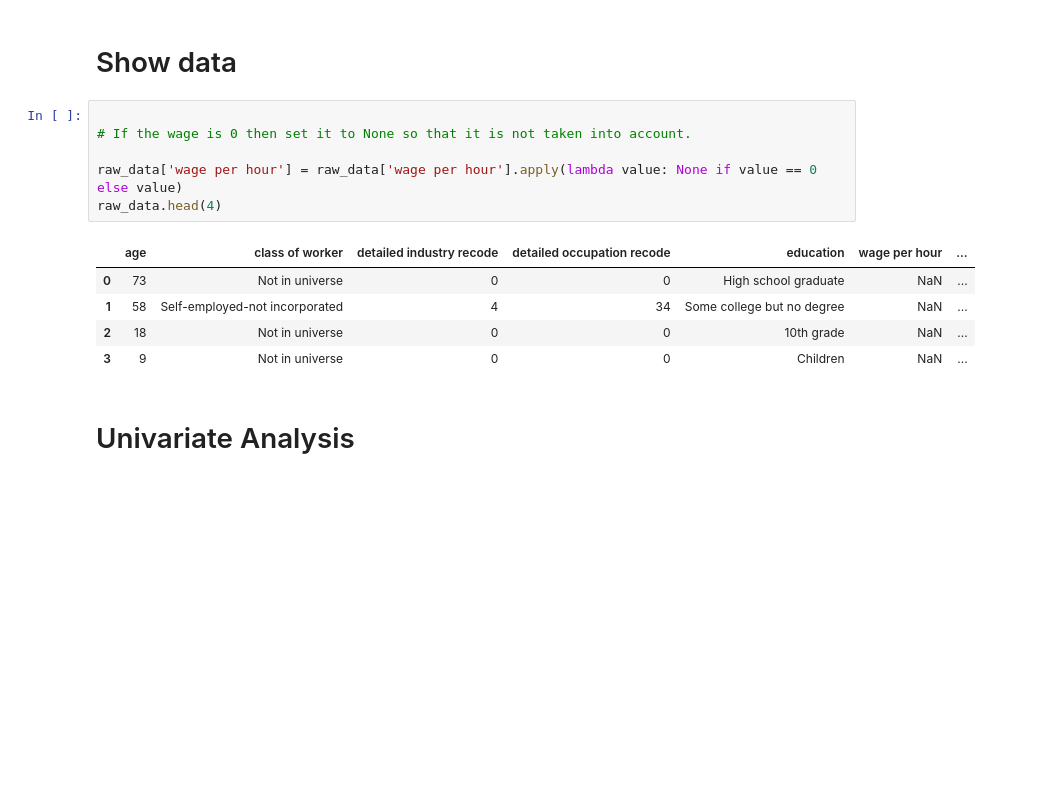
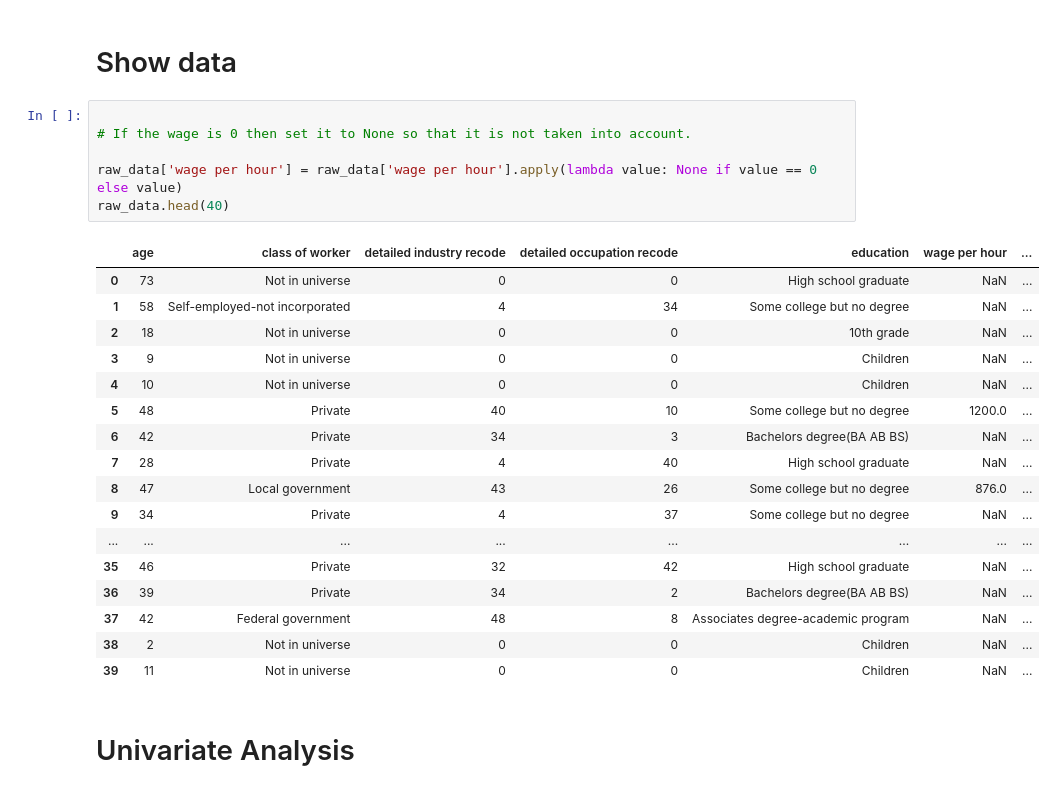
Before and after one commit to ThomasBrue/first-assignment-data-science, a Jupyter notebook: censusIncome.ipynb, the cells around one changed output. Saved outputs shown, nothing was run; the diff lists cells and outputs as text; blank space fills up the shorter version.

```diff
--- a/censusIncome.ipynb
+++ b/censusIncome.ipynb
@@ -29,15 +29,27 @@ names = ['age', 'class of worker', 'detailed industry recode', 'detailed occupat
 # %%
 
 # If the wage is 0 then set it to None so that it is not taken into account.
 
 raw_data['wage per hour'] = raw_data['wage per hour'].apply(lambda value: None if value == 0 else value)
-raw_data.head(4)
+raw_data.head(40)
 # %% [output]
 |  | age | class of worker | detailed industry recode | detailed occupation recode | education | wage per hour | ... |
 | 0 | 73 | Not in universe | 0 | 0 | High school graduate | NaN | ... |
 | 1 | 58 | Self-employed-not incorporated | 4 | 34 | Some college but no degree | NaN | ... |
 | 2 | 18 | Not in universe | 0 | 0 | 10th grade | NaN | ... |
 | 3 | 9 | Not in universe | 0 | 0 | Children | NaN | ... |
+| 4 | 10 | Not in universe | 0 | 0 | Children | NaN | ... |
+| 5 | 48 | Private | 40 | 10 | Some college but no degree | 1200.0 | ... |
+| 6 | 42 | Private | 34 | 3 | Bachelors degree(BA AB BS) | NaN | ... |
+| 7 | 28 | Private | 4 | 40 | High school graduate | NaN | ... |
+| 8 | 47 | Local government | 43 | 26 | Some college but no degree | 876.0 | ... |
+| 9 | 34 | Private | 4 | 37 | Some college but no degree | NaN | ... |
+| ... | ... | ... | ... | ... | ... | ... | ... |
+| 35 | 46 | Private | 32 | 42 | High school graduate | NaN | ... |
+| 36 | 39 | Private | 34 | 2 | Bachelors degree(BA AB BS) | NaN | ... |
+| 37 | 42 | Federal government | 48 | 8 | Associates degree-academic program | NaN | ... |
+| 38 | 2 | Not in universe | 0 | 0 | Children | NaN | ... |
+| 39 | 11 | Not in universe | 0 | 0 | Children | NaN | ... |
 # %% [markdown]
 # Univariate Analysis
 # %% [markdown]
```
Also changed, not shown: parts of 1 cell of this notebook.
